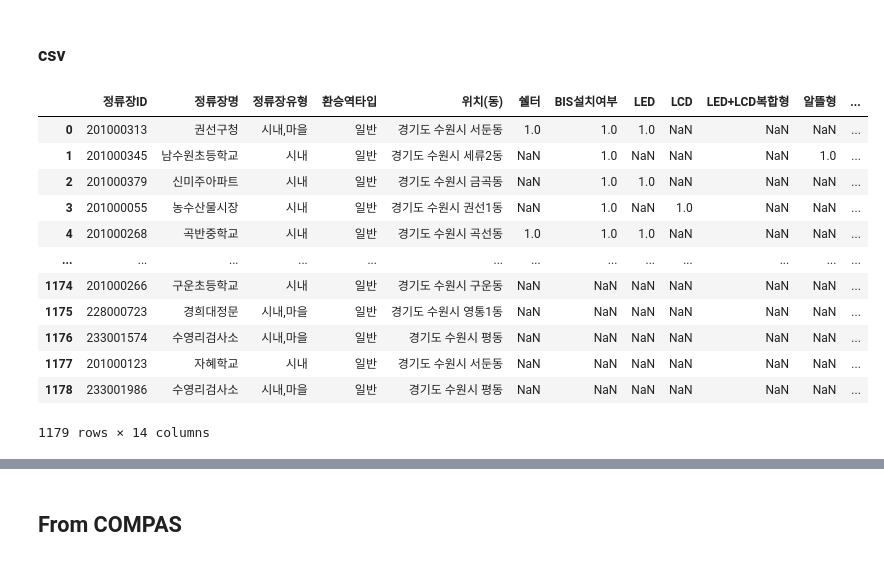
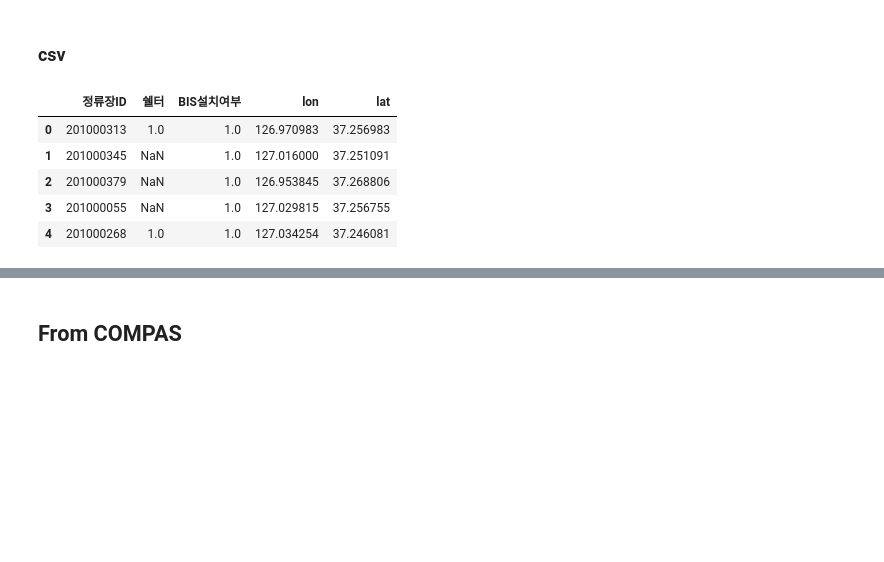
Before and after one commit to eruru0411/DL_Study, a Jupyter notebook: LH.ipynb, the cells around one changed output, grey strips where cells are left out. Saved outputs shown, nothing was run; the diff lists cells and outputs as text; code cells hidden in the pictures; blank space fills up the shorter version.

Commit message:
Colaboratory を使用して作成しました

```diff
--- a/LH.ipynb
+++ b/LH.ipynb
@@ -295,19 +295,12 @@ Drive already mounted at /content/drive; to attempt to forcibly remount, call dr
 # %% [markdown]
 ### csv
 # %%
-df_버정 = pd.read_csv(colab_path + '1.버스정류장_mod(utf-8).csv')
-df_버정
+df_버정 = pd.read_csv(colab_path + '1.버스정류장_mod(utf-8).csv', usecols=['정류장ID', '쉘터', 'BIS설치여부', 'lon', 'lat'])
+df_버정.head()
 # %% [output]
-|  | 정류장ID | 정류장명 | 정류장유형 | 환승역타입 | 위치(동) | 쉘터 | BIS설치여부 | LED | LCD | LED+LCD복합형 | 알뜰형 | ... |
-| 0 | 201000313 | 권선구청 | 시내,마을 | 일반 | 경기도 수원시 서둔동 | 1.0 | 1.0 | 1.0 | NaN | NaN | NaN | ... |
-| 1 | 201000345 | 남수원초등학교 | 시내 | 일반 | 경기도 수원시 세류2동 | NaN | 1.0 | NaN | NaN | NaN | 1.0 | ... |
-| 2 | 201000379 | 신미주아파트 | 시내 | 일반 | 경기도 수원시 금곡동 | NaN | 1.0 | 1.0 | NaN | NaN | NaN | ... |
-| 3 | 201000055 | 농수산물시장 | 시내 | 일반 | 경기도 수원시 권선1동 | NaN | 1.0 | NaN | 1.0 | NaN | NaN | ... |
-| 4 | 201000268 | 곡반중학교 | 시내 | 일반 | 경기도 수원시 곡선동 | 1.0 | 1.0 | 1.0 | NaN | NaN | NaN | ... |
-| ... | ... | ... | ... | ... | ... | ... | ... | ... | ... | ... | ... | ... |
-| 1174 | 201000266 | 구운초등학교 | 시내 | 일반 | 경기도 수원시 구운동 | NaN | NaN | NaN | NaN | NaN | NaN | ... |
-| 1175 | 228000723 | 경희대정문 | 시내,마을 | 일반 | 경기도 수원시 영통1동 | NaN | NaN | NaN | NaN | NaN | NaN | ... |
-| 1176 | 233001574 | 수영리검사소 | 시내,마을 | 일반 | 경기도 수원시 평동 | NaN | NaN | NaN | NaN | NaN | NaN | ... |
-| 1177 | 201000123 | 자혜학교 | 시내 | 일반 | 경기도 수원시 서둔동 | NaN | NaN | NaN | NaN | NaN | NaN | ... |
-| 1178 | 233001986 | 수영리검사소 | 시내,마을 | 일반 | 경기도 수원시 평동 | NaN | NaN | NaN | NaN | NaN | NaN | ... |
+|  | 정류장ID | 쉘터 | BIS설치여부 | lon | lat |
+| 0 | 201000313 | 1.0 | 1.0 | 126.970983 | 37.256983 |
+| 1 | 201000345 | NaN | 1.0 | 127.016000 | 37.251091 |
+| 2 | 201000379 | NaN | 1.0 | 126.953845 | 37.268806 |
+| 3 | 201000055 | NaN | 1.0 | 127.029815 | 37.256755 |
+| 4 | 201000268 | 1.0 | 1.0 | 127.034254 | 37.246081 |
-1179 rows × 14 columns
```
Also changed, not shown: parts of 63 cells of this notebook.
